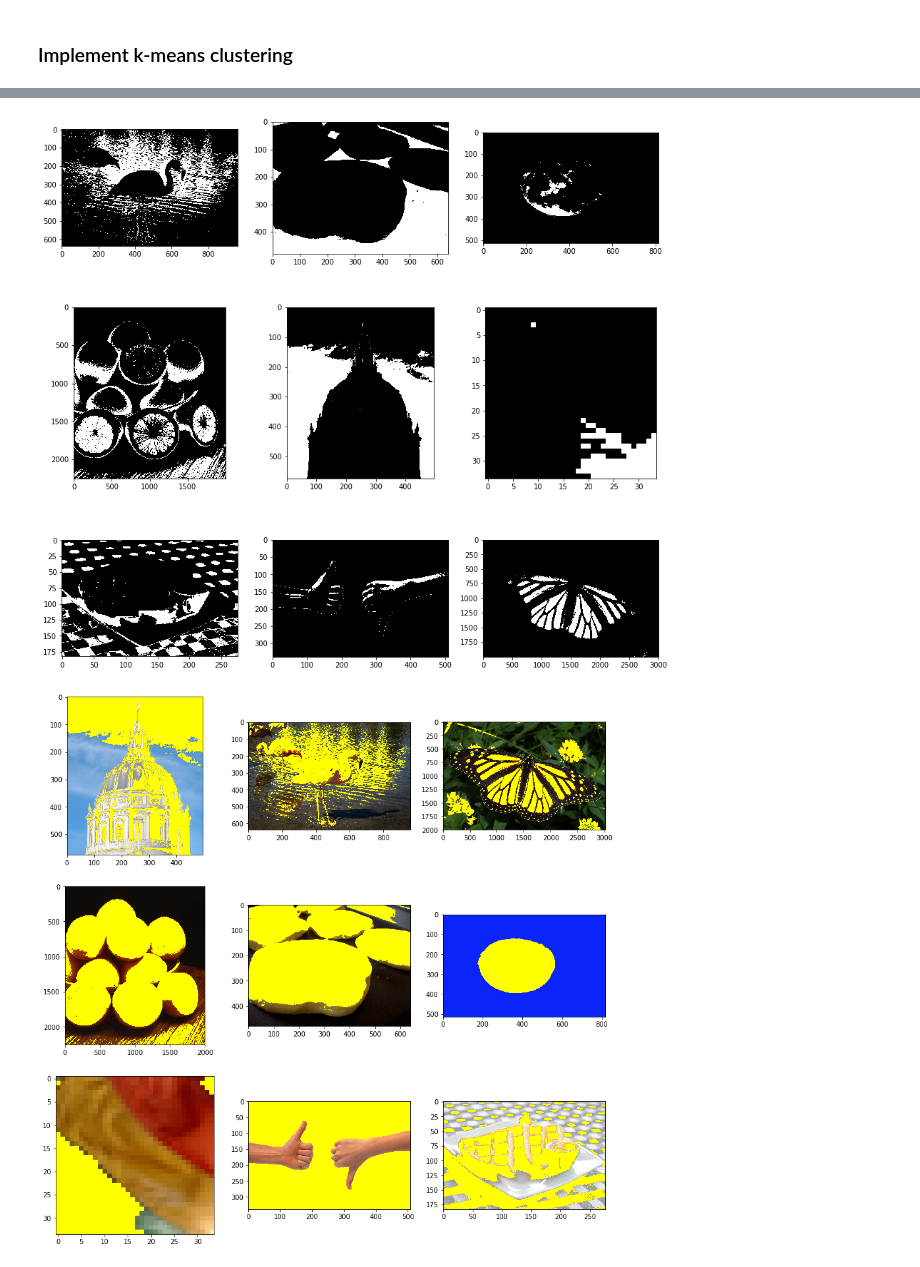
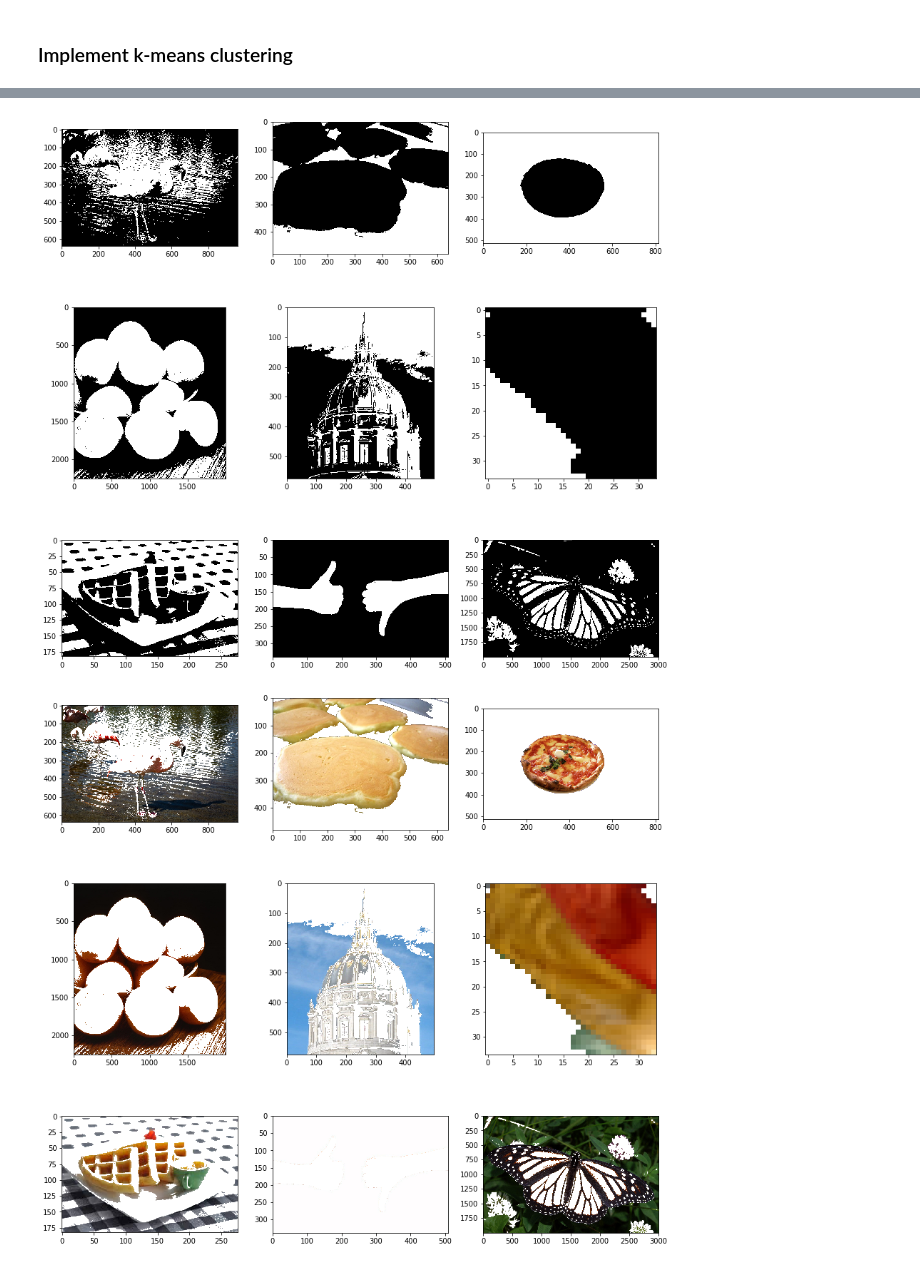
Before and after one commit to elexira/computer_vision, a Jupyter notebook: exercises/1_3_Types_of_Features_Image_Segmentation/3. K-means.ipynb, the cells around one changed output, grey strips where cells are left out. Cells and saved outputs as stored; diff of their text form; code cells hidden in the pictures.

```diff
--- a/exercises/1_3_Types_of_Features_Image_Segmentation/3. K-means.ipynb
+++ b/exercises/1_3_Types_of_Features_Image_Segmentation/3. K-means.ipynb
@@ -52,7 +57,7 @@ criteria = (cv2.TERM_CRITERIA_EPS + cv2.TERM_CRITERIA_MAX_ITER, 100, 0.2)
 
 ## Select a value for k
 # then perform k-means clustering
-k = 5
+k = 2
 
 retval = []
 labels = []
@@ -101,18 +106,18 @@ def plot_segment(images):
 
 plot_segment(labels_reshape)
 # %% [output]
-[figure, old version]
+[figure, new version]
 # %%
 # mask the images segment by cluster
 
 cluster = 0 # the first cluster
 
 masked_images = [np.copy(img) for img in images]
 
 # turn the mask into a color!
 for i in range(len(images)):
-    masked_images[i][labels_reshape[i] == cluster] = [255, 255, 0]
+    masked_images[i][labels_reshape[i] == cluster] = [255, 255, 255]
 
 plot_images(masked_images)
 # %% [output]
-[figure, old version]
+[figure, new version]
```
Also changed, not shown: parts of 2 cells of this notebook, 15 other files.
